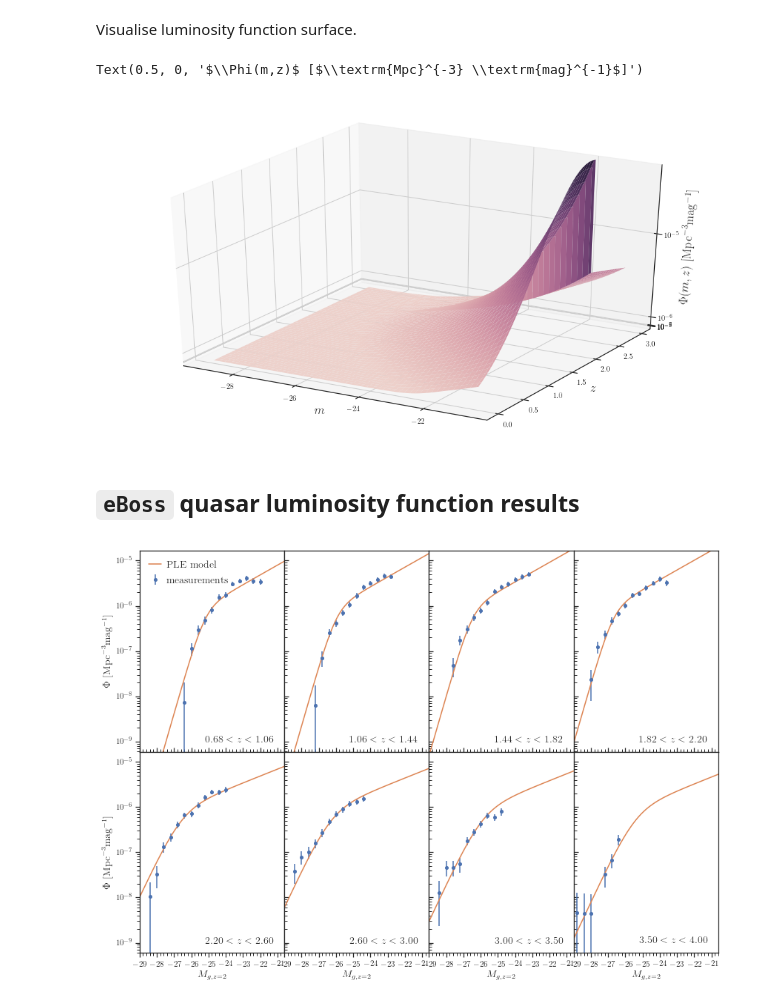
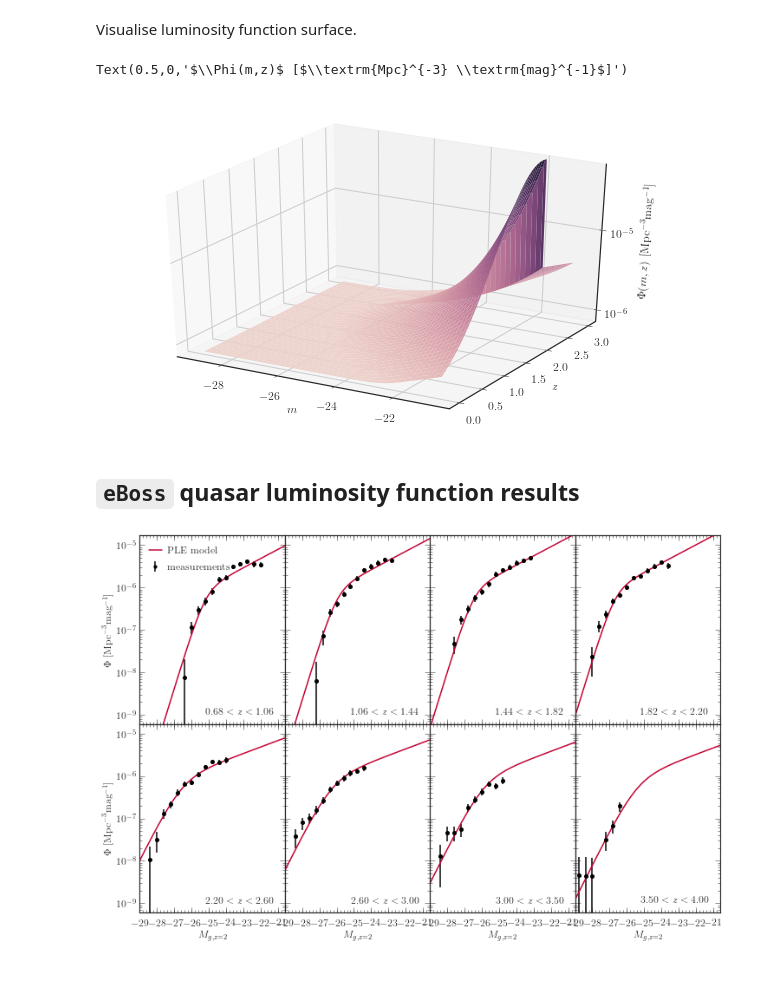
Before and after one commit to MikeSWang/HorizonGRound, a Jupyter notebook: notebooks/QSO_luminosity_function.ipynb, the cells around one changed output. Drawn from its saved outputs; the diff is of its cells as text; code cells hidden in the pictures; blank space fills up the shorter version.

```diff
--- a/notebooks/QSO_luminosity_function.ipynb
+++ b/notebooks/QSO_luminosity_function.ipynb
@@ -5,14 +5,14 @@ Initiate notebook.
 # %%
 from pprint import pprint
 
-import matplotlib
+import matplotlib as mpl
 import matplotlib.pyplot as plt
 import numpy as np
 import seaborn as sns
 from astropy.cosmology import Planck15
 from mpl_toolkits import mplot3d
 
-from conf import PATH
+from conf import PATH, STYLESHEET
 from horizonground.lumfunc_likelihood import LumFuncMeasurements
 from horizonground.lumfunc_modeller import (
     LumFuncModeller,
@@ -21,6 +21,9 @@ from horizonground.lumfunc_modeller import (
 )
 
 %matplotlib notebook
+
+sns.set(style='ticks', font='serif')
+plt.style.use(STYLESHEET)
 # %% [markdown]
 Define parameter ranges.
 # %%
@@ -59,29 +62,30 @@ Visualise luminosity function surface.
 # %%
 NUM_MESH = 100
 
 magnitudes = np.linspace(*MAGNITUDE_RANGE, num=NUM_MESH, endpoint=False)
 redshifts = np.linspace(*REDSHIFT_RANGE, num=NUM_MESH, endpoint=False)
 m, z = np.meshgrid(magnitudes, redshifts)
 Phi = luminosity_function_model(m, z)
 
-fig = plt.figure("Luminosity function surface", figsize=(16, 9))
+fig = plt.figure("Luminosity function surface", figsize=(10, 6))
 ax = plt.axes(projection='3d')
 
 ax.plot_surface(
     m, z, Phi,
     cmap=sns.cubehelix_palette(as_cmap=True),
     edgecolor='none'
 )
 
-ax.set_xlabel(r"$m$", fontsize=18)
-ax.set_ylabel(r"$z$", fontsize=18)
+ax.set_xlabel(r"$m$")
+ax.set_ylabel(r"$z$")
 
 ax.set_zlim(*DENSITY_RANGE)
 ax.set_zscale('log')
-ax.set_zlabel(r"$\Phi(m,z)$ [$\textrm{Mpc}^{-3} \textrm{mag}^{-1}$]", fontsize=18)
+ax.set_zticks([pow(10, -5), pow(10, -6)])
+ax.set_zlabel(r"$\Phi(m,z)$ [$\textrm{Mpc}^{-3} \textrm{mag}^{-1}$]")
 # %% [output]
-Text(0.5, 0, '$\\Phi(m,z)$ [$\\textrm{Mpc}^{-3} \\textrm{mag}^{-1}$]')
+Text(0.5,0,'$\\Phi(m,z)$ [$\\textrm{Mpc}^{-3} \\textrm{mag}^{-1}$]')
-[figure, old version]
+[figure, new version]
 # %% [markdown]
 ## ``eBoss`` quasar luminosity function results
 # %%
@@ -93,8 +97,7 @@ ROW_SPAN, COL_SPAN = 4, 3
 LEGEND_SETTINGS = dict(
     loc='upper left',
     handlelength=1.2,
-    handletextpad=0.5,
-    fontsize=14,
+    handletextpad=0.5
 )
 
 m = np.linspace(*MAGNITUDE_RANGE, num=NUM_INTERVALS+1)
@@ -103,7 +106,7 @@ magnitude_bins = luminosity_function_data.brightness_bins
 redshift_bins = luminosity_function_data.redshift_bins
 redshift_labels = luminosity_function_data.redshift_labels
 
-plt.figure("eBOSS QSO Luminosity Function", figsize=(14, 10))
+plt.figure("eBOSS QSO Luminosity Function", figsize=(12, 8))
 for bin_idx, redshift in enumerate(redshift_bins):
 
     row_idx, col_idx = bin_idx // NUM_COL, bin_idx % NUM_COL
@@ -133,15 +136,15 @@ for bin_idx, redshift in enumerate(redshift_bins):
     plt.xscale('linear')
     plt.xlim(*MAGNITUDE_RANGE)
 
-    ax.xaxis.set_major_locator(matplotlib.ticker.MultipleLocator(1.))
-    ax.xaxis.set_minor_locator(matplotlib.ticker.MultipleLocator(0.2))
+    ax.xaxis.set_major_locator(mpl.ticker.MultipleLocator(1.))
+    ax.xaxis.set_minor_locator(mpl.ticker.MultipleLocator(0.2))
     if row_idx + 1 < NUM_ROW:
         plt.tick_params(
             axis='x', which='both', direction='in',
             labelbottom=False, labelsize=2
         )
     else:
-        plt.xlabel(r"$M_{g,z=2}$", fontsize=14)
+        plt.xlabel(r"$M_{g,z=2}$")
 
     plt.yscale('log')
     plt.ylim(*DENSITY_RANGE)
@@ -152,12 +155,12 @@ for bin_idx, redshift in enumerate(redshift_bins):
             labelleft=False, labelsize=2
         )
     else:
-        plt.ylabel(r"$\Phi$ [$\textrm{Mpc}^{-3} \textrm{mag}^{-1}$]", fontsize=14)
+        plt.ylabel(r"$\Phi$ [$\textrm{Mpc}^{-3} \textrm{mag}^{-1}$]")
 
     plt.title(
-        redshift_labels[bin_idx], loc='right', position=(0.925, 0.025), fontsize=14
+        redshift_labels[bin_idx], loc='right', position=(0.925, 0.025)
     )
 
 plt.subplots_adjust(hspace=0, wspace=0)
 # %% [output]
-[figure, old version]
+[figure, new version]
```
Also changed, not shown: 8 other files.
